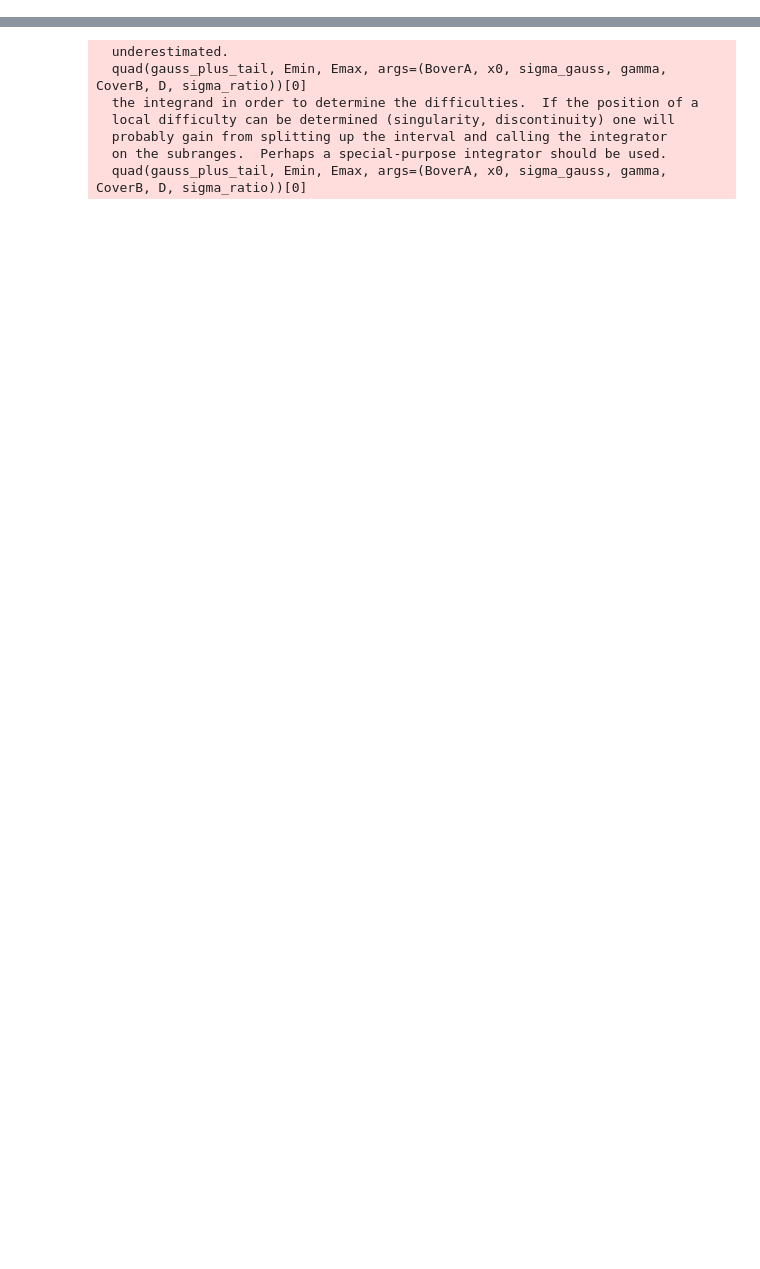
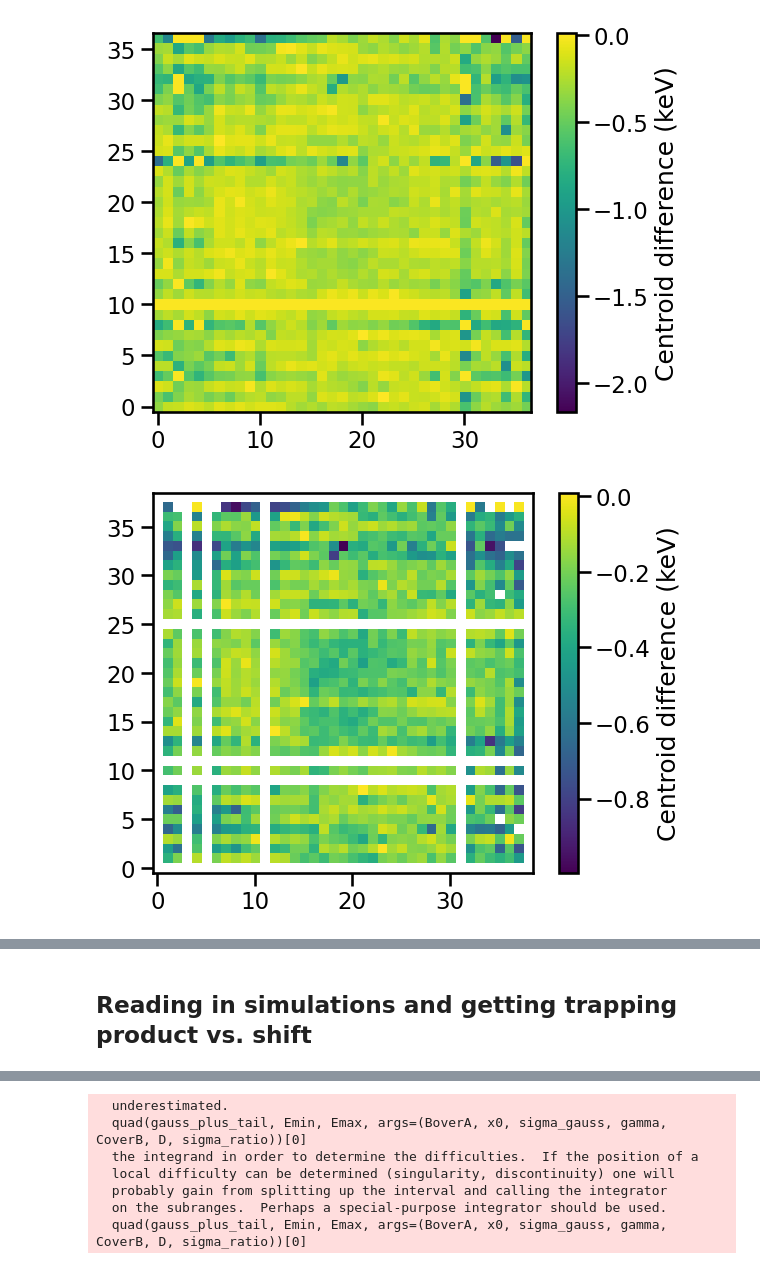
Before and after one commit to snpike/COSITrapping, a Jupyter notebook: Am241_mapping.ipynb, the cells around one changed output, grey strips where cells are left out. Cells and saved outputs as stored; diff of their text form; code cells hidden in the pictures; blank space fills up the shorter version.

```diff
--- a/Am241_mapping.ipynb
+++ b/Am241_mapping.ipynb
@@ -25,0 +188,57 @@ plot_dir = '/home/cosilab/CalibrationData/figures/'
+# %%
+diff_map_buff = np.ones((39,39)) * -10.
+diff_map_buff[1:38,1:38] = DC_centroid_map[0] - AC_centroid_map[0]
+diff_map_buff[3:4,:] = -10.0
+diff_map_buff[5:6,:] = -10.0
+diff_map_buff[11:12,:] = -10.0
+diff_map_buff[31:32,:] = -10.0
+diff_map_buff[:,9:10] = -10.0
+diff_map_buff[:,11:12] = -10.0
+diff_map_buff[:,25:26] = -10.0
+diff_map_buff = np.ma.masked_less(diff_map_buff, -1.)
+centroid_diff_map = DC_centroid_map[0] - AC_centroid_map[0]
+mask = np.ma.getmask(diff_map_buff)
+for i in range(37):
+    for j in range(37):
+        if mask[i+1,j+1]:
+            centroid_diff_map[i,j] = np.mean(diff_map_buff[i:i+2, j:j+2])
+centroid_diff_map_spline_e = RectBivariateSpline(range(37), range(37), centroid_diff_map, s=20)
+# print(centroid_diff_map_spline_h(0,1))
+
+plt.figure()
+plt.imshow((DC_centroid_map[0] - AC_centroid_map[0]).T, origin='lower')
+plt.colorbar(label = 'Centroid difference (keV)')
+plt.tight_layout()
+plt.savefig(plot_dir + 'preLL/Am241_ACDC_diff_map_electrons.pdf')
+plt.show()
+
+plt.figure()
+plt.imshow(diff_map_buff.T, origin='lower')
+plt.colorbar(label = 'Centroid difference (keV)')
+plt.tight_layout()
+# plt.savefig(plot_dir + 'postLL1/Am241_ACDC_diff_map_holes.pdf')
+plt.show()
+
+plt.figure()
+plt.imshow(centroid_diff_map.T, origin='lower')
+plt.colorbar(label = 'Centroid difference (keV)')
+plt.tight_layout()
+# plt.savefig(plot_dir + 'postLL1/Am241_ACDC_diff_map_holes.pdf')
+plt.show()
+
+plt.figure()
+plt.imshow(centroid_diff_map_spline_e(range(37),range(37)).T, origin='lower')
+plt.colorbar(label = 'Centroid difference (keV)')
+plt.tight_layout()
+plt.savefig(plot_dir + 'preLL/Am241_ACDC_diff_smoothmap_electrons.pdf')
+plt.show()
+
+# plt.figure()
+# plt.hist(centroid_diff_map.flatten(), bins = 30)
+# plt.ylabel('Pixels')
+# plt.xlabel('Centroid difference (keV)')
+# plt.tight_layout()
+# plt.savefig(plot_dir + 'postLL1/Am241_ACDC_diff_hist_holes.pdf')
+# %% [output]
+[figure, added]
+[figure, added]
@@ -25,0 +247,2 @@ plot_dir = '/home/cosilab/CalibrationData/figures/'
+# %% [markdown]
+## Reading in simulations and getting trapping product vs. shift
```
Also changed, not shown: parts of 33 cells of this notebook, 12 other files.
